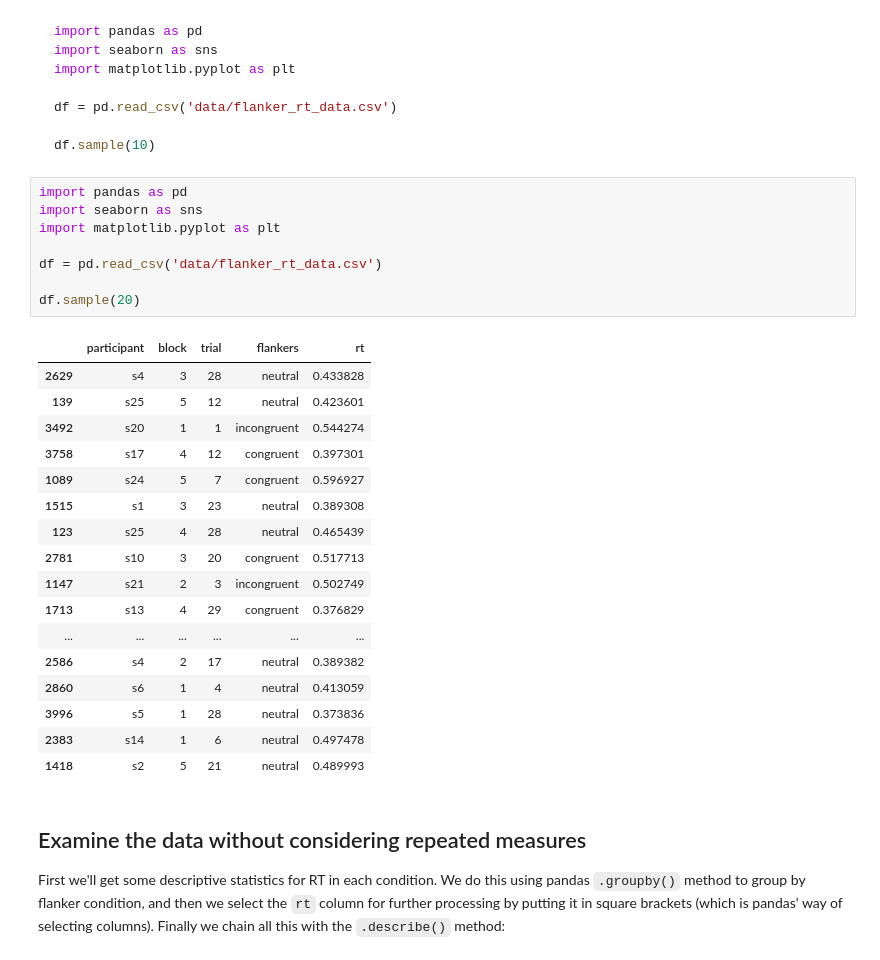
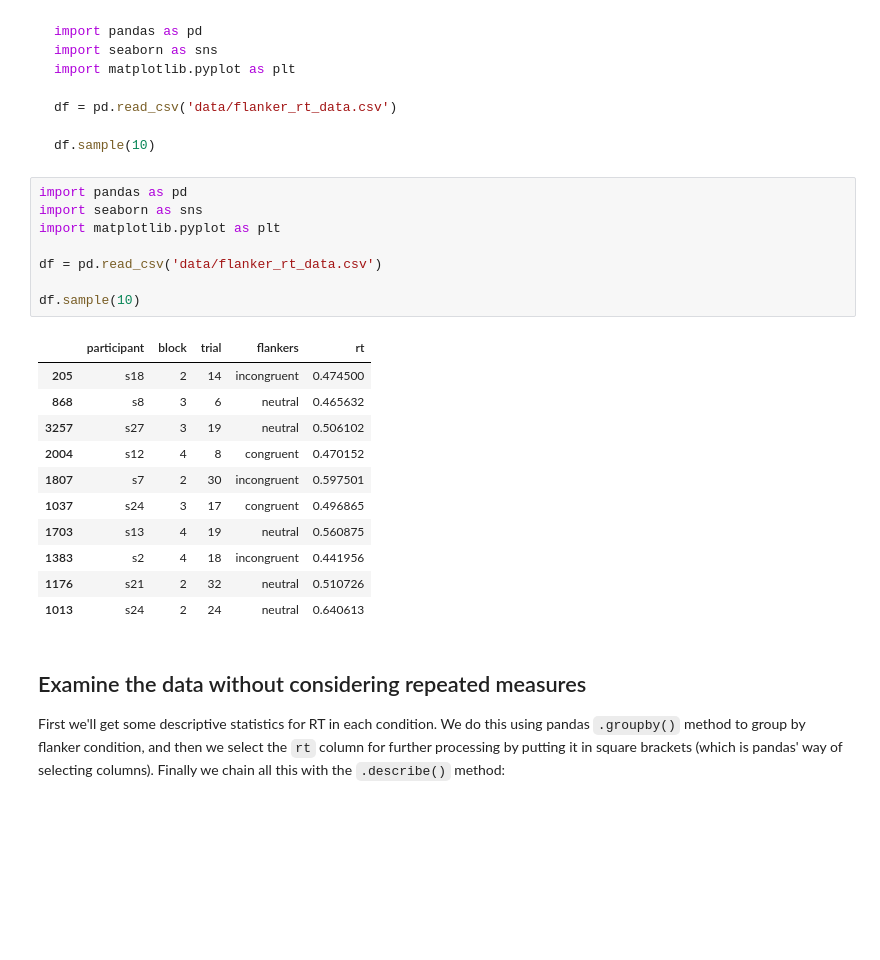
Before and after one commit to mohabdelaziz-CNS/Exploratory-Data-Analysis, a Jupyter notebook: 1 - repeated_measures.ipynb, the cells around one changed output. Cells and saved outputs as stored; diff of their text form; blank space fills up the shorter version.

```diff
--- a/1 - repeated_measures.ipynb
+++ b/1 - repeated_measures.ipynb
@@ -49,29 +49,23 @@ df.sample(10)
 # %%
 import pandas as pd
 import seaborn as sns
 import matplotlib.pyplot as plt
 
 df = pd.read_csv('data/flanker_rt_data.csv')
 
-df.sample(20)
+df.sample(10)
 # %% [output]
 |  | participant | block | trial | flankers | rt |
-| 2629 | s4 | 3 | 28 | neutral | 0.433828 |
-| 139 | s25 | 5 | 12 | neutral | 0.423601 |
-| 3492 | s20 | 1 | 1 | incongruent | 0.544274 |
-| 3758 | s17 | 4 | 12 | congruent | 0.397301 |
-| 1089 | s24 | 5 | 7 | congruent | 0.596927 |
-| 1515 | s1 | 3 | 23 | neutral | 0.389308 |
-| 123 | s25 | 4 | 28 | neutral | 0.465439 |
-| 2781 | s10 | 3 | 20 | congruent | 0.517713 |
-| 1147 | s21 | 2 | 3 | incongruent | 0.502749 |
-| 1713 | s13 | 4 | 29 | congruent | 0.376829 |
-| ... | ... | ... | ... | ... | ... |
-| 2586 | s4 | 2 | 17 | neutral | 0.389382 |
-| 2860 | s6 | 1 | 4 | neutral | 0.413059 |
-| 3996 | s5 | 1 | 28 | neutral | 0.373836 |
-| 2383 | s14 | 1 | 6 | neutral | 0.497478 |
-| 1418 | s2 | 5 | 21 | neutral | 0.489993 |
+| 205 | s18 | 2 | 14 | incongruent | 0.474500 |
+| 868 | s8 | 3 | 6 | neutral | 0.465632 |
+| 3257 | s27 | 3 | 19 | neutral | 0.506102 |
+| 2004 | s12 | 4 | 8 | congruent | 0.470152 |
+| 1807 | s7 | 2 | 30 | incongruent | 0.597501 |
+| 1037 | s24 | 3 | 17 | congruent | 0.496865 |
+| 1703 | s13 | 4 | 19 | neutral | 0.560875 |
+| 1383 | s2 | 4 | 18 | incongruent | 0.441956 |
+| 1176 | s21 | 2 | 32 | neutral | 0.510726 |
+| 1013 | s24 | 2 | 24 | neutral | 0.640613 |
 # %% [markdown]
 ## Examine the data without considering repeated measures
 
```
Also changed, not shown: parts of 9 cells of this notebook.
